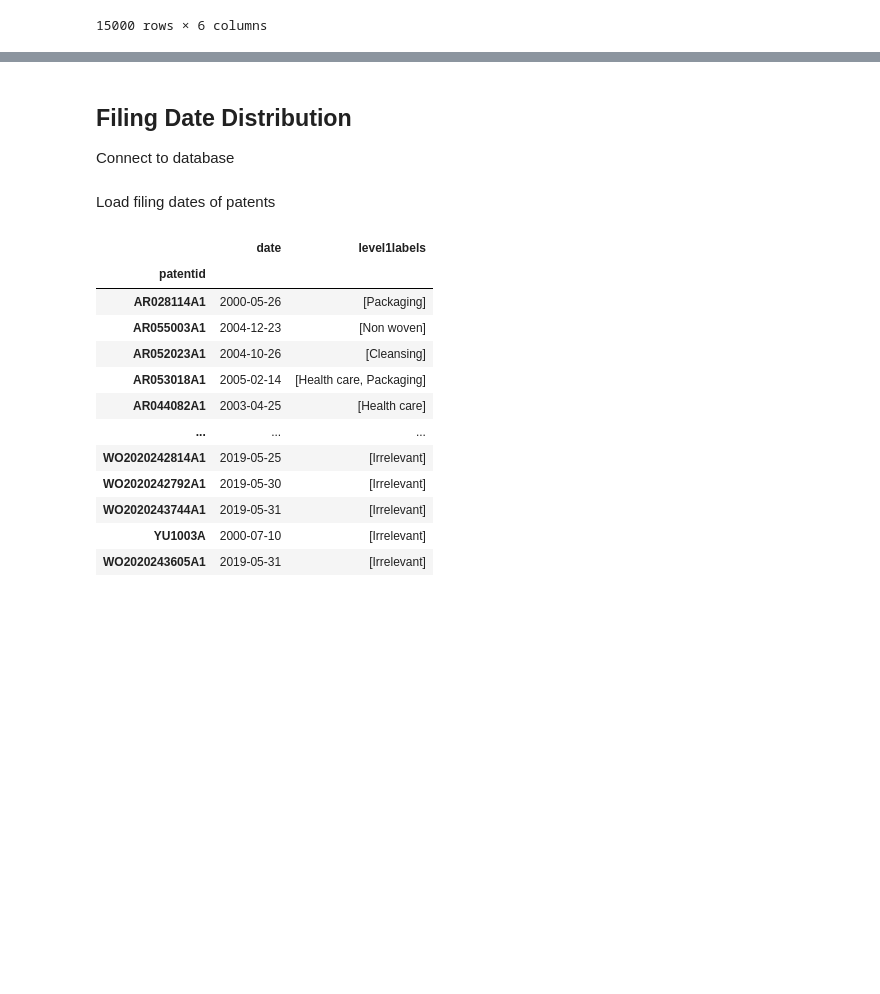
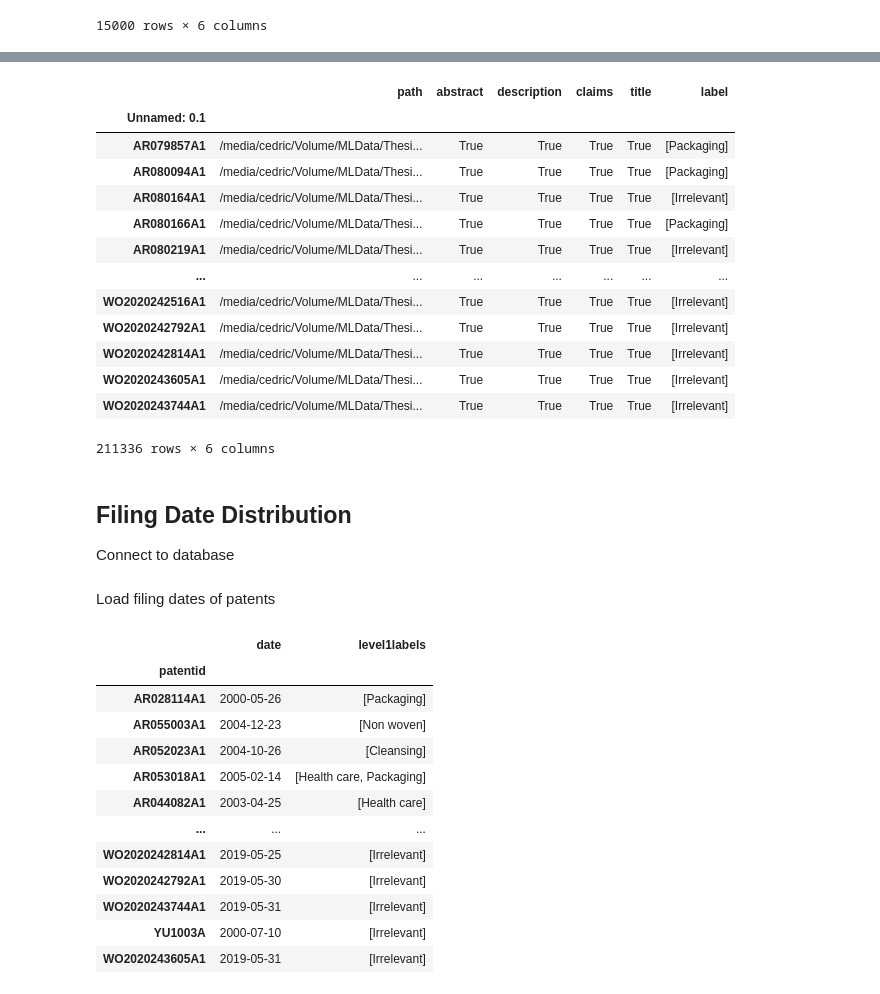
Before and after one commit to cdrc1103/MasterThesis, a Jupyter notebook: Data/DataDescription.ipynb, the cells around one changed output, grey strips where cells are left out. Drawn from its saved outputs; the diff is of its cells as text; code cells hidden in the pictures; blank space fills up the shorter version.

```diff
--- a/Data/DataDescription.ipynb
+++ b/Data/DataDescription.ipynb
@@ -316,10 +318,11 @@ lift: 1.5011754380969982
 ## Feature Parsing
 # %%
 if __name__ == '__main__':
-    FEATURE_LIST = ["abstract"] #"title", "claim", "description", "cpc", "date"
-    DB_TABLE_NAME = "abstract"
+    FEATURE_LIST = ["description"] #title", "claim", "description", "ipc", "date", "abstract"
+    DB_TABLE_NAME = "description" #title", "claim", "description", "ic", "date", "abstract"
     feature_occ = pd.read_csv("Files/feature_occ.csv", index_col=0)
     labels = pd.read_csv("Files/level1labels.csv", index_col=0).dropna()
     labels["level1labels"] = labels["level1labels"].apply(lambda x: eval(x))
     feature_occ["label"] = labels["level1labels"]
-    process_files(feature_occ, FEATURE_LIST, DB_TABLE_NAME)
+    feature_occ = feature_occ.loc[diff]
+    process_files(feature_occ, FEATURE_LIST, DB_TABLE_NAME, 1000)
@@ -486,11 +560,13 @@ df3.style.background_gradient(cmap ='viridis')
 | Shaving | 3.000000 | 33.000000 | nan | 5.000000 | 9.000000 | nan | nan | nan | 1.000000 | nan | nan | ... |
 # %%
 if __name__ == '__main__':
-    FEATURE_LIST = ["cpc"] #"title", "claim", "description", "cpc", "date"
-    DB_TABLE_NAME = "cpc"
-    #feature_occ = pd.read_csv("Files/feature_occ.csv", index_col=0)
-    labels = diff2 # pd.read_csv("Files/level1labels.csv", index_col=0).dropna()
-    #labels["level1labels"] = labels["level1labels"].apply(lambda x: eval(x))
+    FEATURE_LIST = ["claim"] #"title", "claim", "description", "cpc", "date"
+    DB_TABLE_NAME = "claim"
+    feature_occ = pd.read_csv("Files/feature_occ.csv", index_col=0)
+    labels = pd.read_csv("Files/level1labels.csv", index_col=0).dropna()
+    labels["level1labels"] = labels["level1labels"].apply(lambda x: eval(x))
     #feature_diff = diff2.index.difference(feature_occ.index)
-    #feature_diff["label"] = labels["level1labels"]
-    process_files(feature_diff, FEATURE_LIST, DB_TABLE_NAME)
+    feature_occ["label"] = labels["level1labels"]
+    feature_occ = feature_occ[feature_occ.claims==True]
+    temp_df = process_files(feature_occ, FEATURE_LIST, DB_TABLE_NAME)
+    temp_df
@@ -497,3 +590,20 @@ if __name__ == '__main__':
+# %%
+feature_occ[feature_occ.claims==True]
+# %% [output]
+|  | path | abstract | description | claims | title | label |
+| Unnamed: 0.1 |  |  |  |  |  |  |
+| AR079857A1 | /media/cedric/Volume/MLData/Thesi... | True | True | True | True | [Packaging] |
+| AR080094A1 | /media/cedric/Volume/MLData/Thesi... | True | True | True | True | [Packaging] |
+| AR080164A1 | /media/cedric/Volume/MLData/Thesi... | True | True | True | True | [Irrelevant] |
+| AR080166A1 | /media/cedric/Volume/MLData/Thesi... | True | True | True | True | [Packaging] |
+| AR080219A1 | /media/cedric/Volume/MLData/Thesi... | True | True | True | True | [Irrelevant] |
+| ... | ... | ... | ... | ... | ... | ... |
+| WO2020242516A1 | /media/cedric/Volume/MLData/Thesi... | True | True | True | True | [Irrelevant] |
+| WO2020242792A1 | /media/cedric/Volume/MLData/Thesi... | True | True | True | True | [Irrelevant] |
+| WO2020242814A1 | /media/cedric/Volume/MLData/Thesi... | True | True | True | True | [Irrelevant] |
+| WO2020243605A1 | /media/cedric/Volume/MLData/Thesi... | True | True | True | True | [Irrelevant] |
+| WO2020243744A1 | /media/cedric/Volume/MLData/Thesi... | True | True | True | True | [Irrelevant] |
+211336 rows × 6 columns
 # %% [markdown]
 ## Filing Date Distribution
 Connect to database
```
Also changed, not shown: parts of 16 cells of this notebook, 7 other files.
